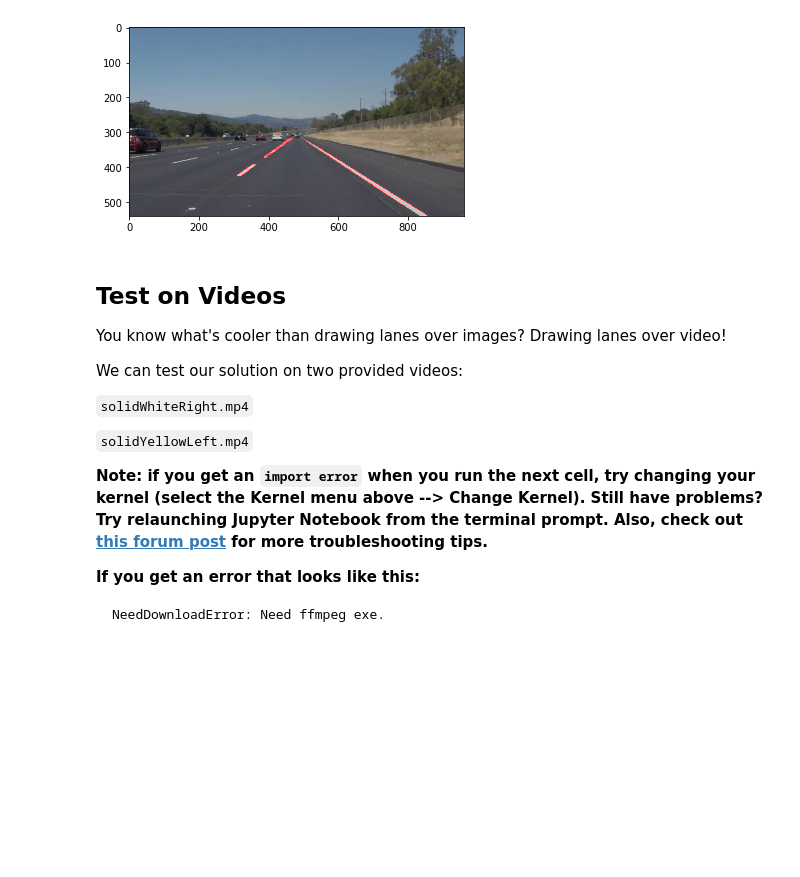
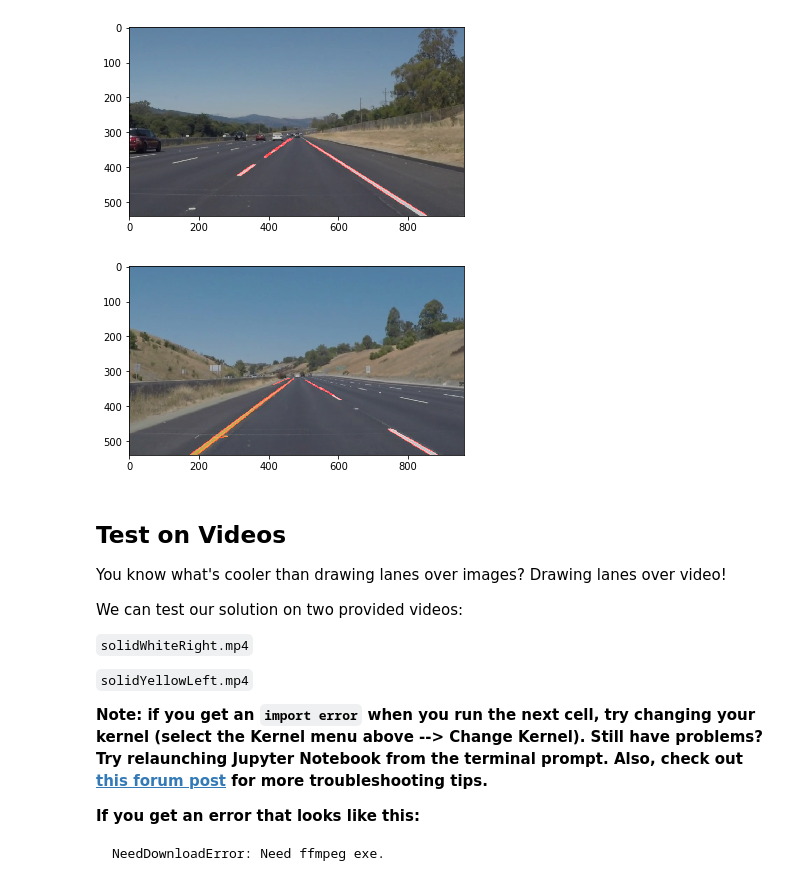
Before and after one commit to TDorau/self-driving-car-nanodegree, a Jupyter notebook: 1-finding-lanes/P1.ipynb, the cells around one changed output. Saved outputs shown, nothing was run; the diff lists cells and outputs as text; code cells hidden in the pictures; blank space fills up the shorter version.

```diff
--- a/1-finding-lanes/P1.ipynb
+++ b/1-finding-lanes/P1.ipynb
@@ -250,6 +251,10 @@ def pipeline(img):
 pipeline(image)
 # %% [output]
 [figure]
+# %%
+images = os.listdir("test_images/")
+# %% [output]
+[figure, added]
 # %% [markdown]
 ## Test on Videos
 
```
Also changed, not shown: parts of 2 cells of this notebook.
